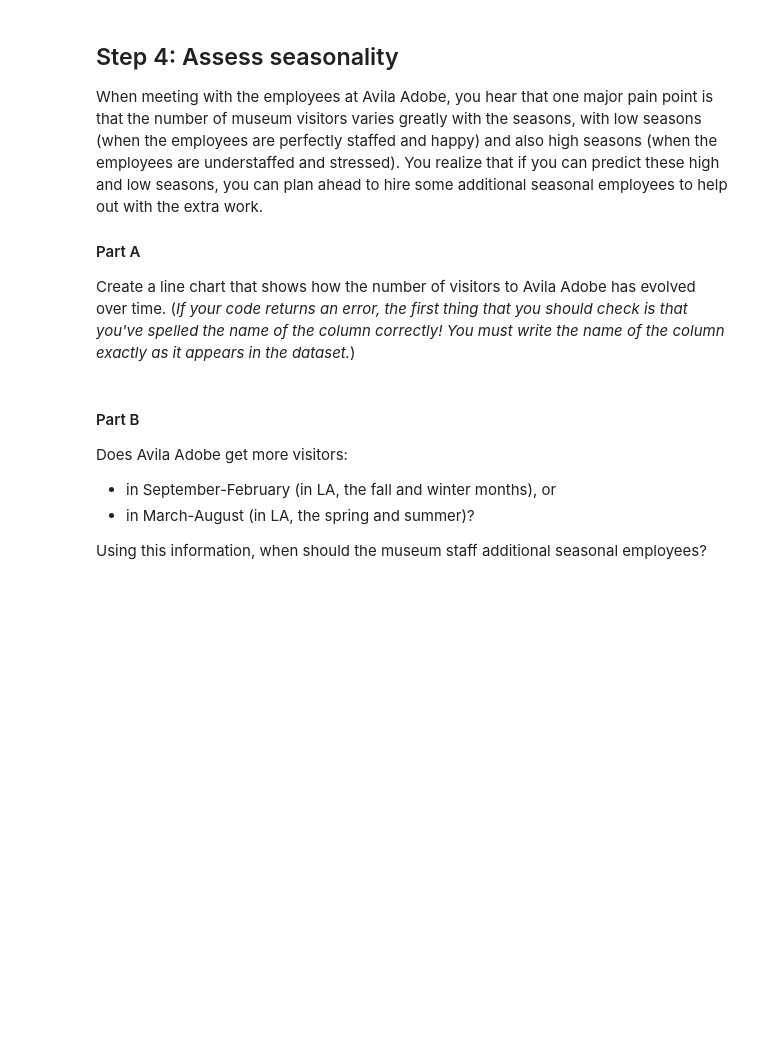
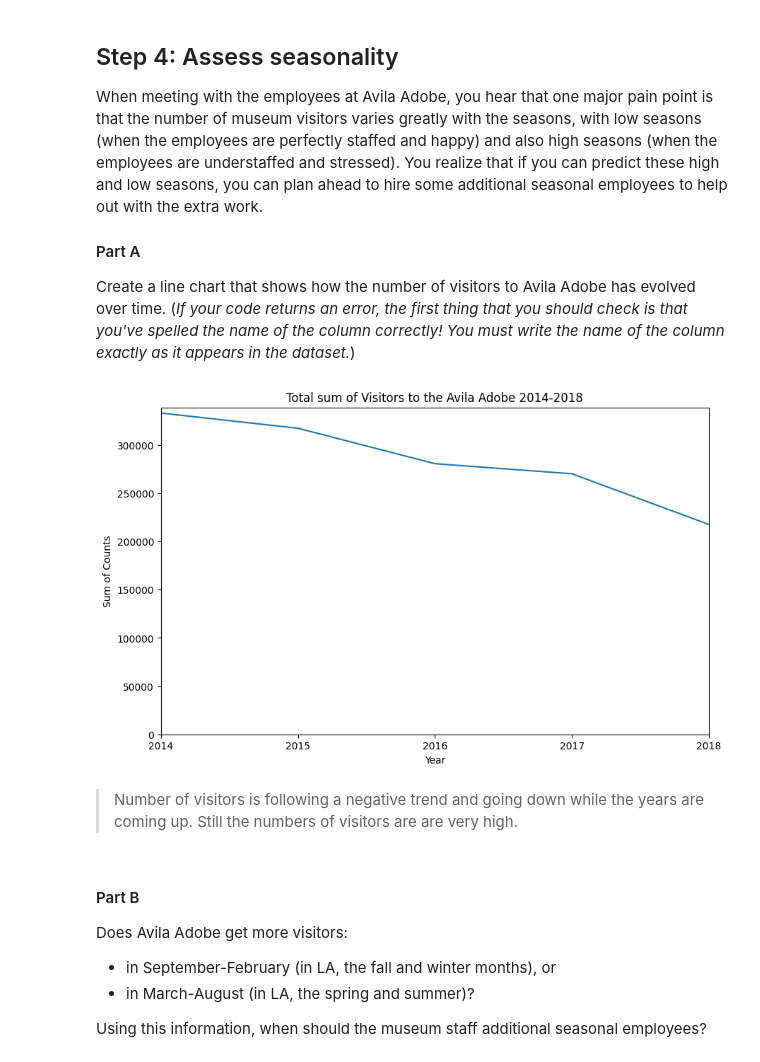
Before and after one commit to sondosaabed/Data-Analyst-Nanodegree, a Jupyter notebook: case-studies/museum-vistors/exercise_line_charts.ipynb, the cells around one changed output. Cells and saved outputs as stored; diff of their text form; code cells hidden in the pictures; blank space fills up the shorter version.

Commit message:
Assessing the seasonality on the Avila Adobe

```diff
--- a/case-studies/museum-vistors/exercise_line_charts.ipynb
+++ b/case-studies/museum-vistors/exercise_line_charts.ipynb
@@ -218,3 +212,20 @@ step_4.a.check()
+# %%
+# Line chart showing the number of visitors to Firehouse Museum
+plt.figure(figsize=(10,6))
+
+sns.lineplot(grouped_by_year['Avila Adobe'])
+
+plt.xlim(2014, 2018)
+plt.ylim(0)
+plt.xticks(range(2014, 2019))
+
+plt.xlabel('Year')
+plt.ylabel('Sum of Counts')
+plt.title('Total sum of Visitors to the Avila Adobe 2014-2018');
+# %% [output]
+[figure, added]
+# %% [markdown]
+> Number of visitors is following a negative trend and going down while the years are coming up. Still the numbers of visitors are are very high.
 # %% [markdown]
 #### Part B
 
```
Also changed, not shown: parts of 4 cells of this notebook.
